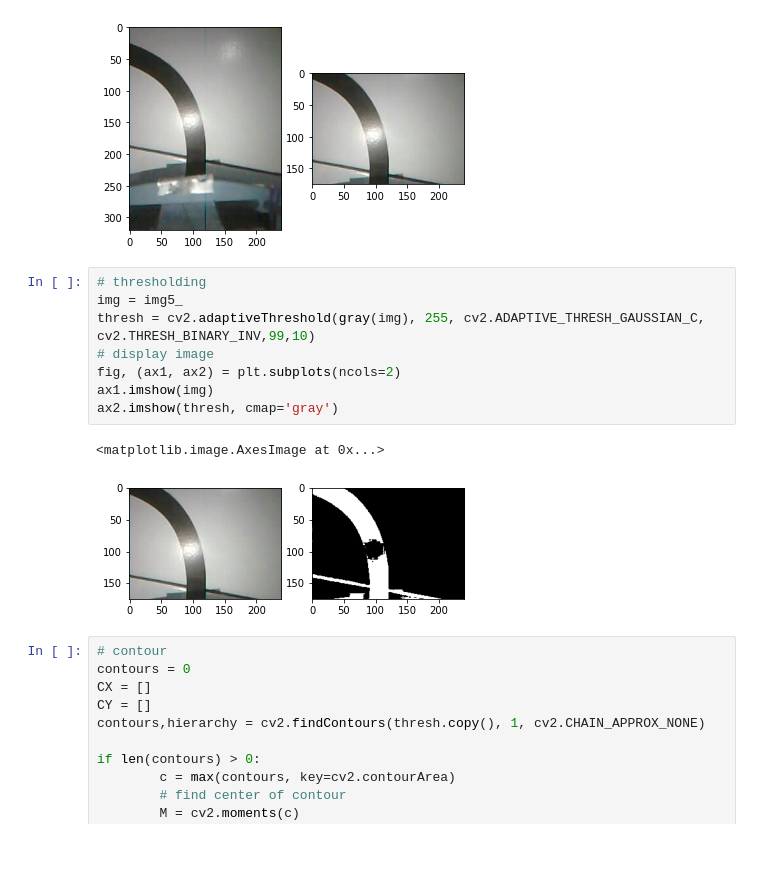
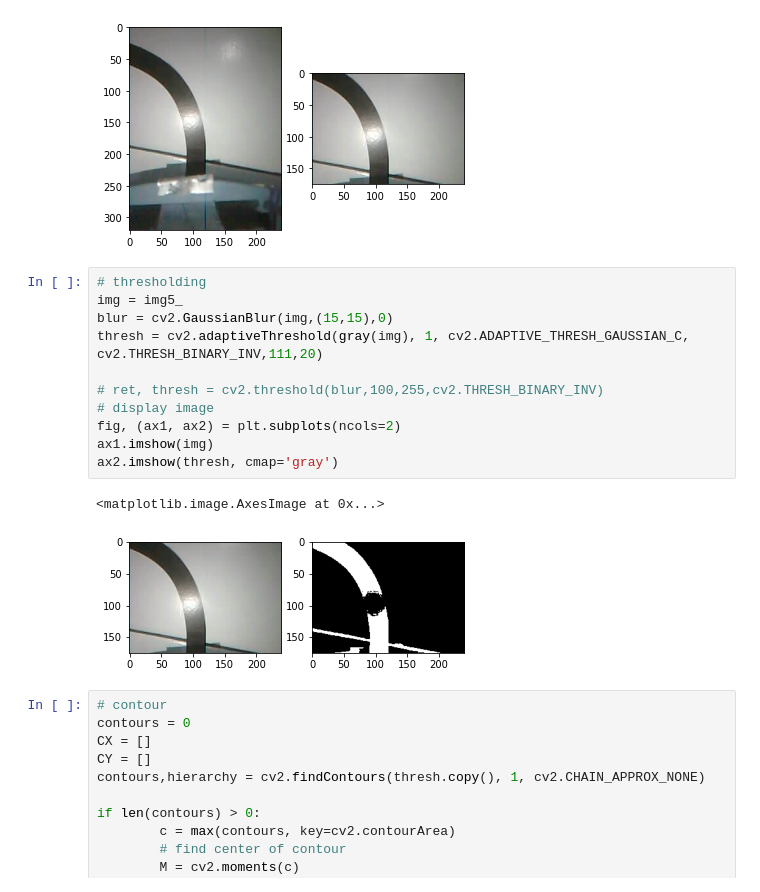
Before and after one commit to ruhyadi/Line-Follower, a Jupyter notebook: threshold.ipynb, the cells around one changed output. Cells and saved outputs as stored; diff of their text form; blank space fills up the shorter version.

```diff
--- a/threshold.ipynb
+++ b/threshold.ipynb
@@ -33,14 +33,17 @@ ax2.imshow(img5_)
 # %%
 # thresholding
 img = img5_
-thresh = cv2.adaptiveThreshold(gray(img), 255, cv2.ADAPTIVE_THRESH_GAUSSIAN_C, cv2.THRESH_BINARY_INV,99,10)
+blur = cv2.GaussianBlur(img,(15,15),0)
+thresh = cv2.adaptiveThreshold(gray(img), 1, cv2.ADAPTIVE_THRESH_GAUSSIAN_C, cv2.THRESH_BINARY_INV,111,20)
+
+# ret, thresh = cv2.threshold(blur,100,255,cv2.THRESH_BINARY_INV)
 # display image
 fig, (ax1, ax2) = plt.subplots(ncols=2)
 ax1.imshow(img)
 ax2.imshow(thresh, cmap='gray')
 # %% [output]
 <matplotlib.image.AxesImage at 0x...>
-[figure, old version]
+[figure, new version]
 # %%
 # contour
 contours = 0
```
Also changed, not shown: parts of 6 cells of this notebook, 7 other files.
